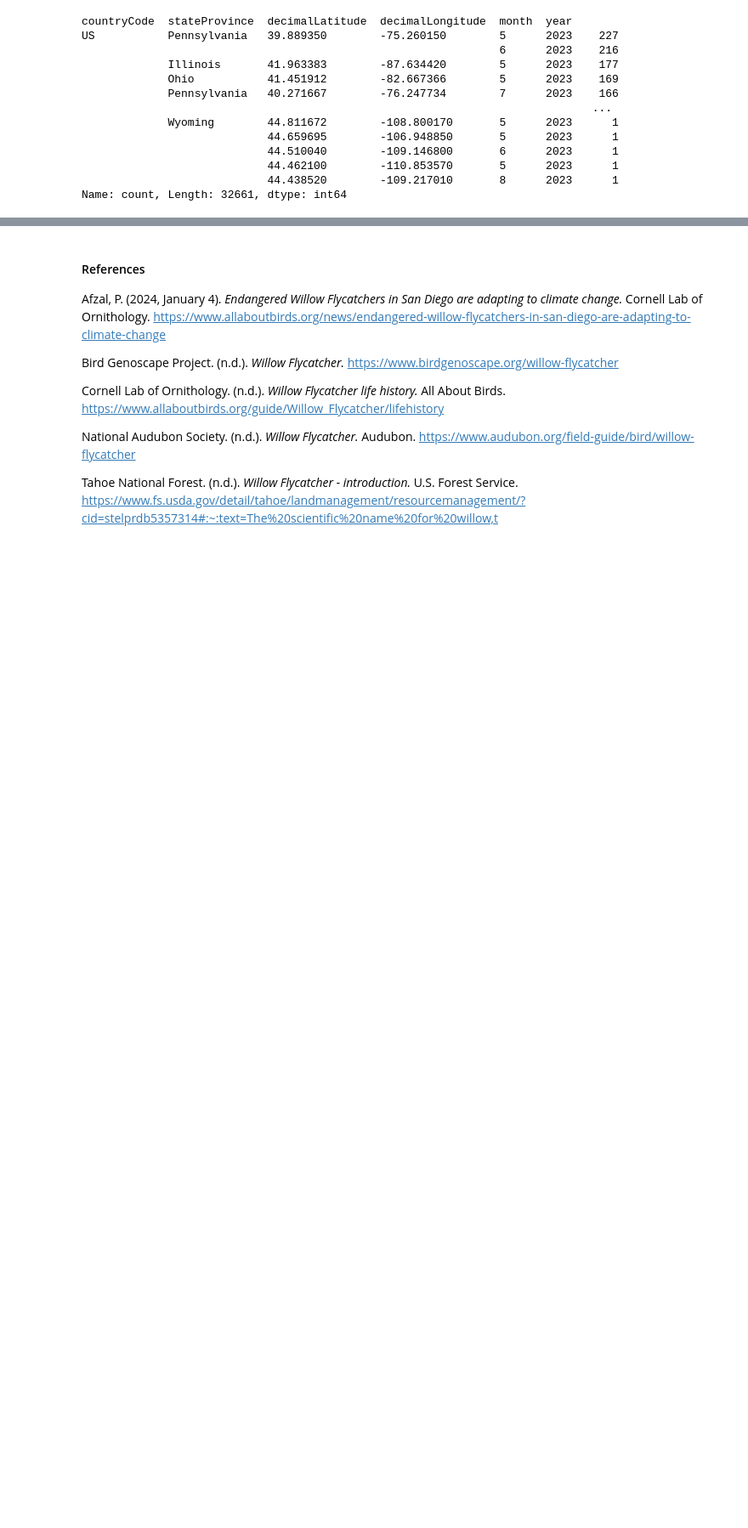
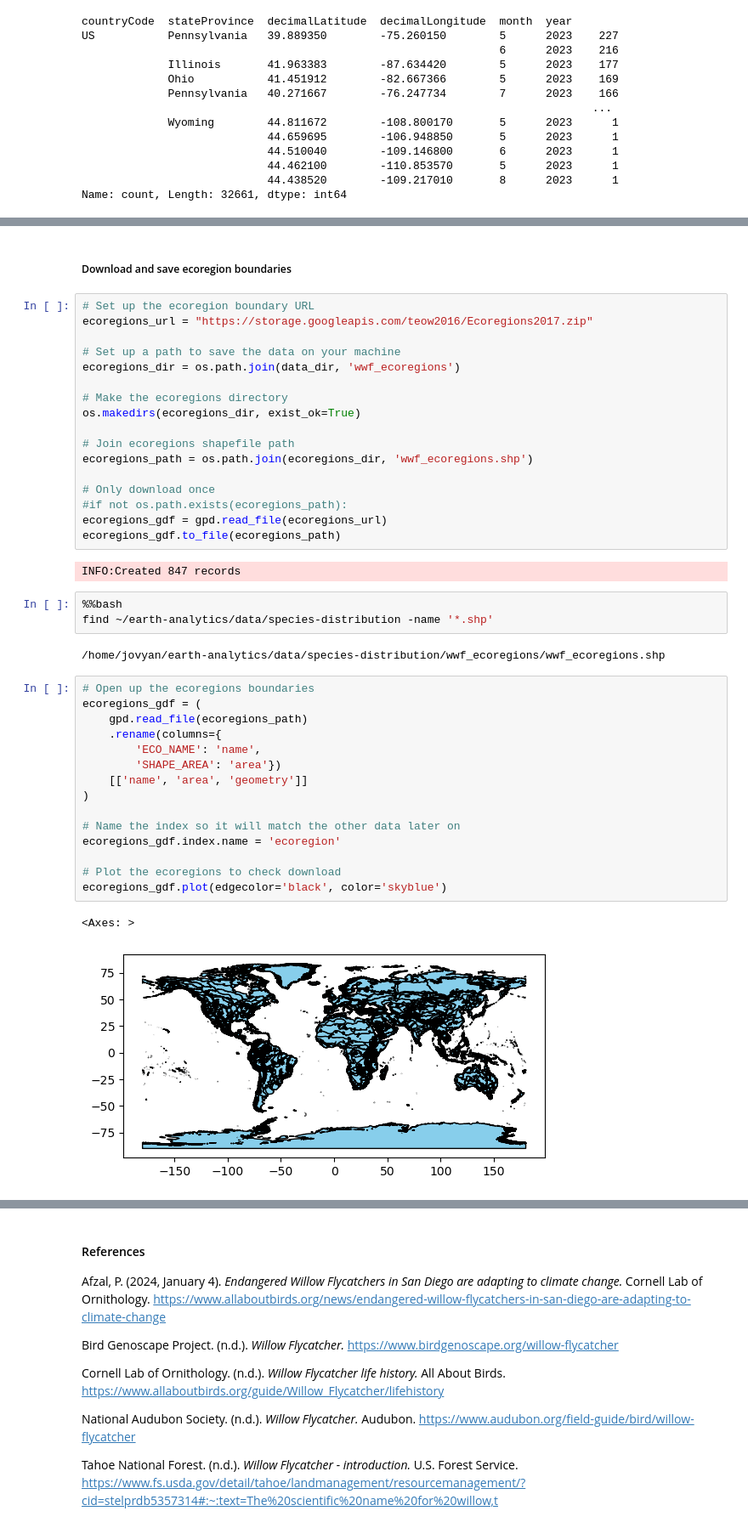
Before and after one commit to earthlab-education/species-distribution-coding-challenge-lauren-alexandra, a Jupyter notebook: portfolio_post/willow-flycatcher-distribution.ipynb, the cells around one changed output, grey strips where cells are left out. Shown: that part at 85% size. Cells and saved outputs as stored; diff of their text form; blank space fills up the shorter version.

```diff
--- a/portfolio_post/willow-flycatcher-distribution.ipynb
+++ b/portfolio_post/willow-flycatcher-distribution.ipynb
@@ -277,0 +243,44 @@ Name: count, Length: 212, dtype: int64
+# %% [markdown]
+##### Download and save ecoregion boundaries
+# %%
+# Set up the ecoregion boundary URL
+ecoregions_url = "https://storage.googleapis.com/teow2016/Ecoregions2017.zip"
+
+# Set up a path to save the data on your machine
+ecoregions_dir = os.path.join(data_dir, 'wwf_ecoregions')
+
+# Make the ecoregions directory
+os.makedirs(ecoregions_dir, exist_ok=True)
+
+# Join ecoregions shapefile path
+ecoregions_path = os.path.join(ecoregions_dir, 'wwf_ecoregions.shp')
+
+# Only download once
+#if not os.path.exists(ecoregions_path):
+ecoregions_gdf = gpd.read_file(ecoregions_url)
+ecoregions_gdf.to_file(ecoregions_path)
+# %% [output]
+INFO:Created 847 records
+# %%
+%%bash
+find ~/earth-analytics/data/species-distribution -name '*.shp'
+# %% [output]
+/home/jovyan/earth-analytics/data/species-distribution/wwf_ecoregions/wwf_ecoregions.shp
+# %%
+# Open up the ecoregions boundaries
+ecoregions_gdf = (
+    gpd.read_file(ecoregions_path)
+    .rename(columns={
+        'ECO_NAME': 'name',
+        'SHAPE_AREA': 'area'})
+    [['name', 'area', 'geometry']]
+)
+
+# Name the index so it will match the other data later on
+ecoregions_gdf.index.name = 'ecoregion'
+
+# Plot the ecoregions to check download
+ecoregions_gdf.plot(edgecolor='black', color='skyblue')
+# %% [output]
+<Axes: >
+[figure, added]
```
Also changed, not shown: parts of 32 cells of this notebook, 1 other file.
